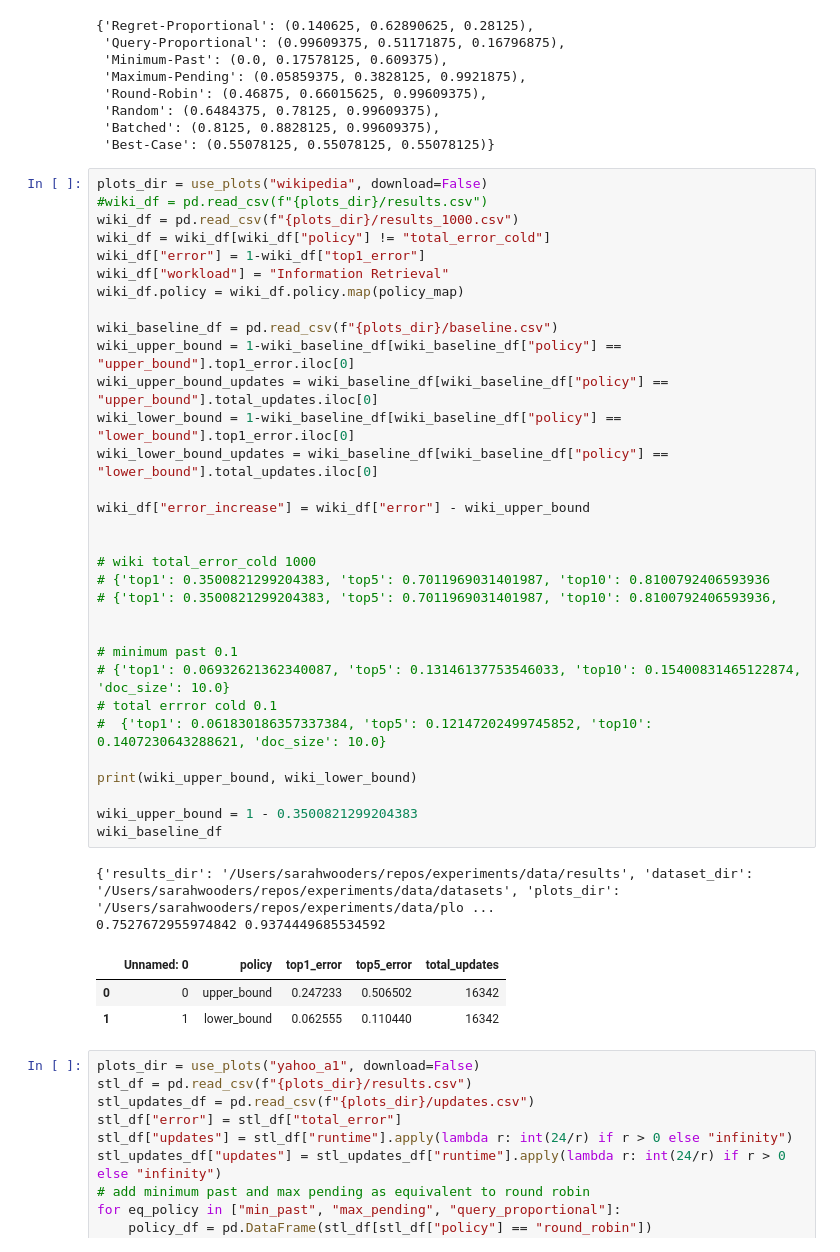
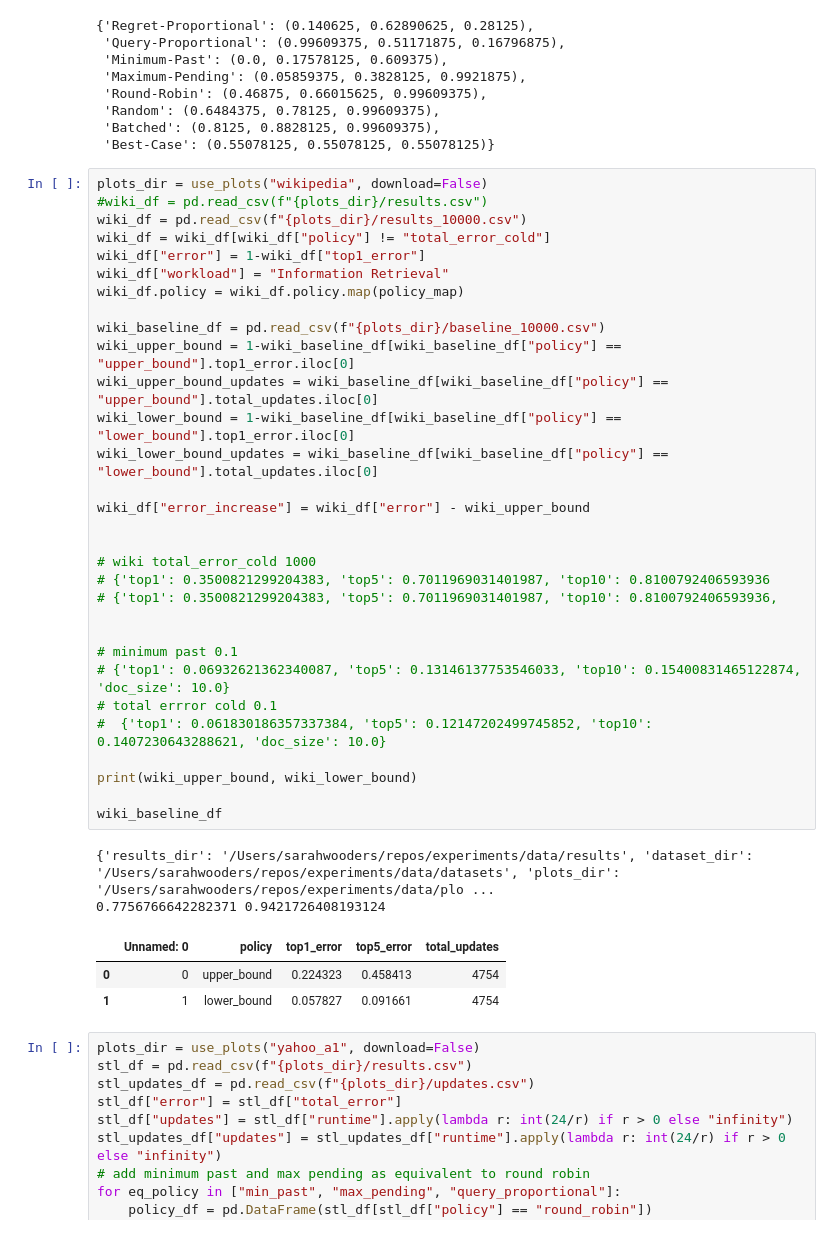
Before and after one commit to feature-store/experiments, a Jupyter notebook: nb/plots.ipynb, the cells around one changed output. Cells and saved outputs as stored; diff of their text form.

```diff
--- a/nb/plots.ipynb
+++ b/nb/plots.ipynb
@@ -51,41 +51,40 @@ hue_colors
 # %%
 plots_dir = use_plots("wikipedia", download=False)
 #wiki_df = pd.read_csv(f"{plots_dir}/results.csv")
-wiki_df = pd.read_csv(f"{plots_dir}/results_1000.csv")
+wiki_df = pd.read_csv(f"{plots_dir}/results_10000.csv")
 wiki_df = wiki_df[wiki_df["policy"] != "total_error_cold"]
 wiki_df["error"] = 1-wiki_df["top1_error"]
 wiki_df["workload"] = "Information Retrieval"
 wiki_df.policy = wiki_df.policy.map(policy_map)
 
-wiki_baseline_df = pd.read_csv(f"{plots_dir}/baseline.csv")
+wiki_baseline_df = pd.read_csv(f"{plots_dir}/baseline_10000.csv")
 wiki_upper_bound = 1-wiki_baseline_df[wiki_baseline_df["policy"] == "upper_bound"].top1_error.iloc[0]
 wiki_upper_bound_updates = wiki_baseline_df[wiki_baseline_df["policy"] == "upper_bound"].total_updates.iloc[0]
 wiki_lower_bound = 1-wiki_baseline_df[wiki_baseline_df["policy"] == "lower_bound"].top1_error.iloc[0]
 wiki_lower_bound_updates = wiki_baseline_df[wiki_baseline_df["policy"] == "lower_bound"].total_updates.iloc[0]
 
 wiki_df["error_increase"] = wiki_df["error"] - wiki_upper_bound
 
 
 # wiki total_error_cold 1000
 # {'top1': 0.3500821299204383, 'top5': 0.7011969031401987, 'top10': 0.8100792406593936
 # {'top1': 0.3500821299204383, 'top5': 0.7011969031401987, 'top10': 0.8100792406593936,
 
 
 # minimum past 0.1
 # {'top1': 0.06932621362340087, 'top5': 0.13146137753546033, 'top10': 0.15400831465122874, 'doc_size': 10.0}
 # total errror cold 0.1
 #  {'top1': 0.061830186357337384, 'top5': 0.12147202499745852, 'top10': 0.1407230643288621, 'doc_size': 10.0}
 
 print(wiki_upper_bound, wiki_lower_bound)
 
-wiki_upper_bound = 1 - 0.3500821299204383
 wiki_baseline_df
 # %% [output]
 {'results_dir': '/Users/sarahwooders/repos/experiments/data/results', 'dataset_dir': '/Users/sarahwooders/repos/experiments/data/datasets', 'plots_dir': '/Users/sarahwooders/repos/experiments/data/plo ...
-0.7527672955974842 0.9374449685534592
+0.7756766642282371 0.9421726408193124
 |  | Unnamed: 0 | policy | top1_error | top5_error | total_updates |
-| 0 | 0 | upper_bound | 0.247233 | 0.506502 | 16342 |
-| 1 | 1 | lower_bound | 0.062555 | 0.110440 | 16342 |
+| 0 | 0 | upper_bound | 0.224323 | 0.458413 | 4754 |
+| 1 | 1 | lower_bound | 0.057827 | 0.091661 | 4754 |
 # %%
 plots_dir = use_plots("yahoo_a1", download=False)
 stl_df = pd.read_csv(f"{plots_dir}/results.csv")
```
Also changed, not shown: parts of 4 cells of this notebook, 3 other files.
